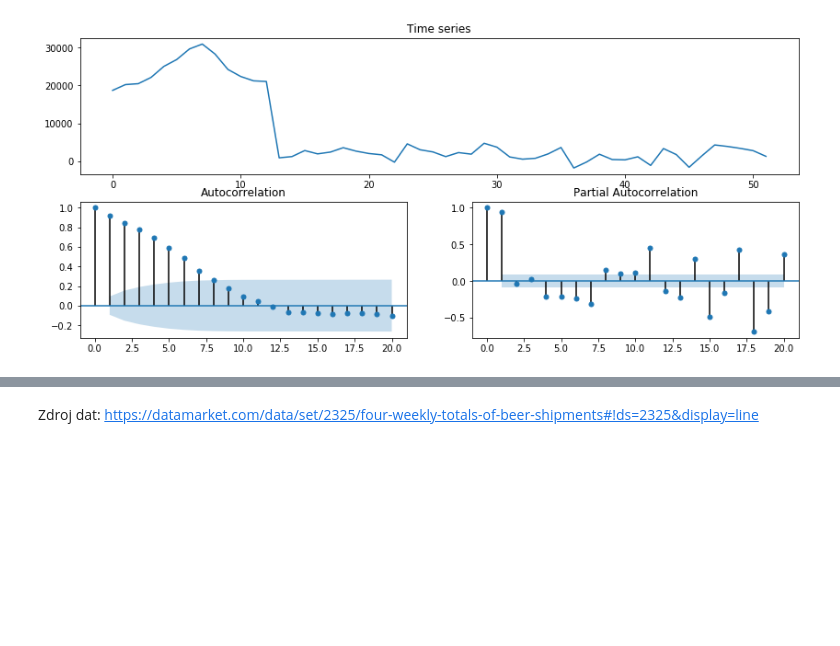
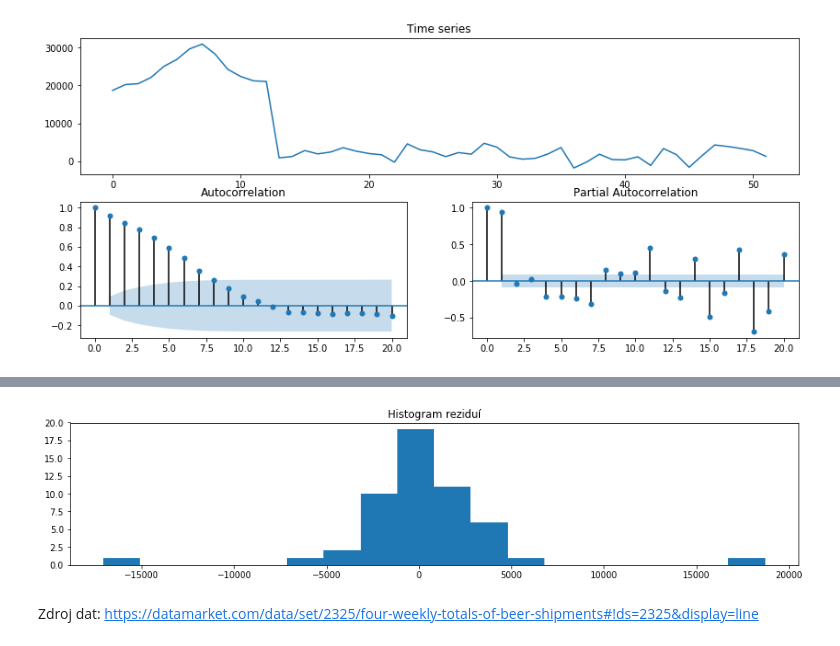
Before and after one commit to martilad/MI-SCR2018, a Jupyter notebook: exam/Beer shipments.ipynb, the cells around one changed output, grey strips where cells are left out. Cells and saved outputs as stored; diff of their text form; code cells hidden in the pictures; blank space fills up the shorter version.

```diff
--- a/exam/Beer shipments.ipynb
+++ b/exam/Beer shipments.ipynb
@@ -157,2 +158,13 @@ plt.show()
+# %%
+plt.figure(figsize=(15,3))
+plt.hist(result.resid, bins=18)
+plt.title('Histogram reziduí')
+plt.show()
+
+# heavy tails nejsou uplne dobre,
+# muze pripadne znacit i chyby modelu kdy v reziduich zustanou nevysvetlene casti,
+# ktere by mohli byt teoreticky podchyceny modelem.
+# %% [output]
+[figure, added]
 # %% [markdown]
 Zdroj dat: <https://datamarket.com/data/set/2325/four-weekly-totals-of-beer-shipments#!ds=2325&display=line>
```
Also changed, not shown: parts of 5 cells of this notebook.
